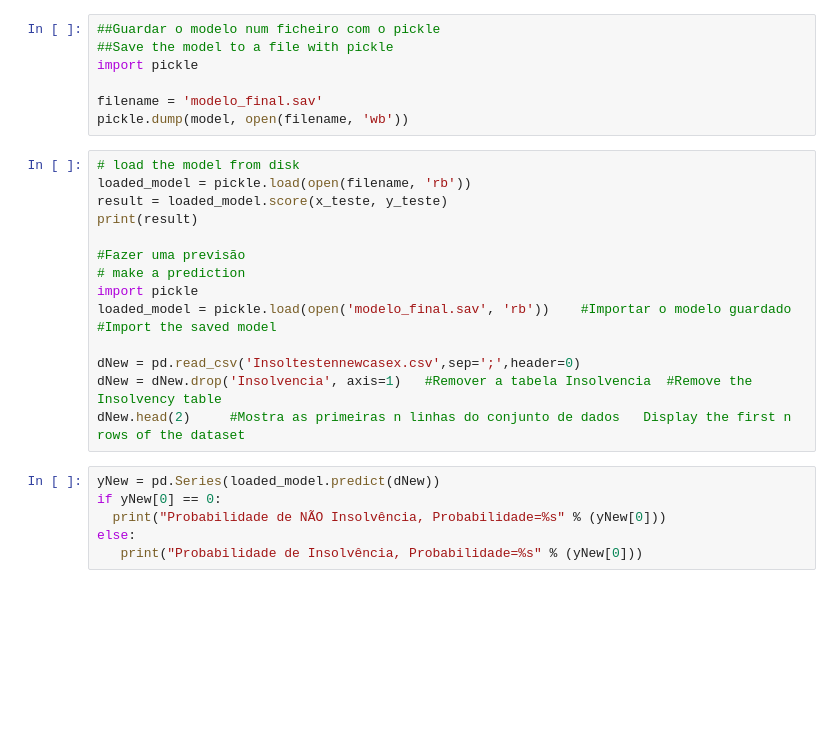
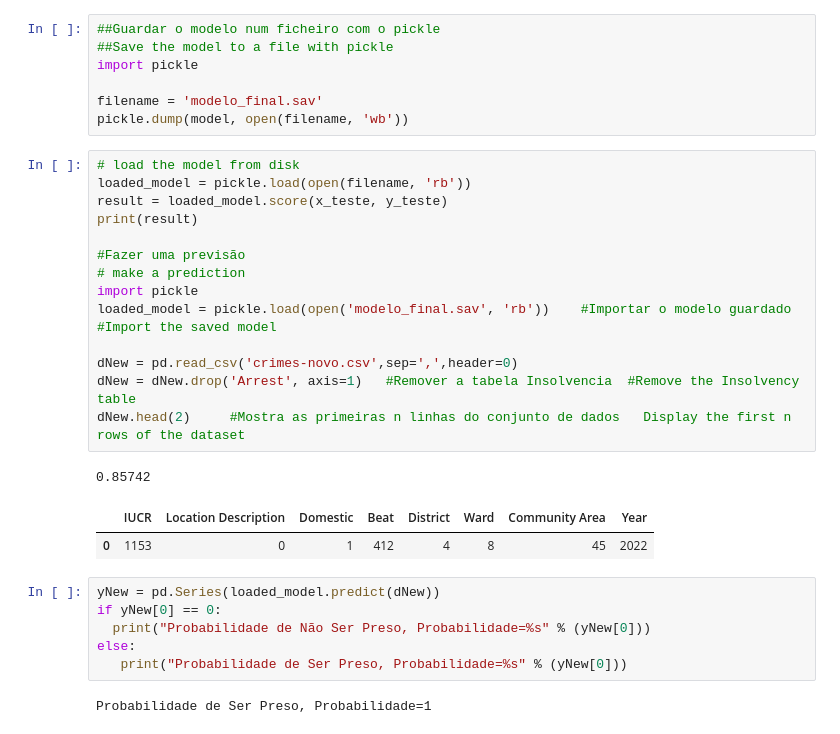
Before and after one commit to CVB-999999999/AOOP-TP2, a Jupyter notebook: 2022-insolv-ad-decision-trees-previsao-forecast.ipynb, the cells around one changed output. Cells and saved outputs as stored; diff of their text form; blank space fills up the shorter version.

```diff
--- a/2022-insolv-ad-decision-trees-previsao-forecast.ipynb
+++ b/2022-insolv-ad-decision-trees-previsao-forecast.ipynb
@@ -82,20 +85,26 @@ pickle.dump(model, open(filename, 'wb'))
 # %%
 # load the model from disk
 loaded_model = pickle.load(open(filename, 'rb'))
 result = loaded_model.score(x_teste, y_teste)
 print(result)
 
 #Fazer uma previsão
 # make a prediction
 import pickle
 loaded_model = pickle.load(open('modelo_final.sav', 'rb'))    #Importar o modelo guardado #Import the saved model
 
-dNew = pd.read_csv('Insoltestennewcasex.csv',sep=';',header=0)
-dNew = dNew.drop('Insolvencia', axis=1)   #Remover a tabela Insolvencia  #Remove the Insolvency table
+dNew = pd.read_csv('crimes-novo.csv',sep=',',header=0)
+dNew = dNew.drop('Arrest', axis=1)   #Remover a tabela Insolvencia  #Remove the Insolvency table
 dNew.head(2)     #Mostra as primeiras n linhas do conjunto de dados   Display the first n rows of the dataset
+# %% [output]
+0.85742
+|  | IUCR | Location Description | Domestic | Beat | District | Ward | Community Area | Year |
+| 0 | 1153 | 0 | 1 | 412 | 4 | 8 | 45 | 2022 |
 # %%
 yNew = pd.Series(loaded_model.predict(dNew))
 if yNew[0] == 0:
-  print("Probabilidade de NÃO Insolvência, Probabilidade=%s" % (yNew[0]))
+  print("Probabilidade de Não Ser Preso, Probabilidade=%s" % (yNew[0]))
 else:
-   print("Probabilidade de Insolvência, Probabilidade=%s" % (yNew[0]))
+   print("Probabilidade de Ser Preso, Probabilidade=%s" % (yNew[0]))
+# %% [output]
+Probabilidade de Ser Preso, Probabilidade=1
```
Also changed, not shown: parts of 1 cell of this notebook, 4 other files.
